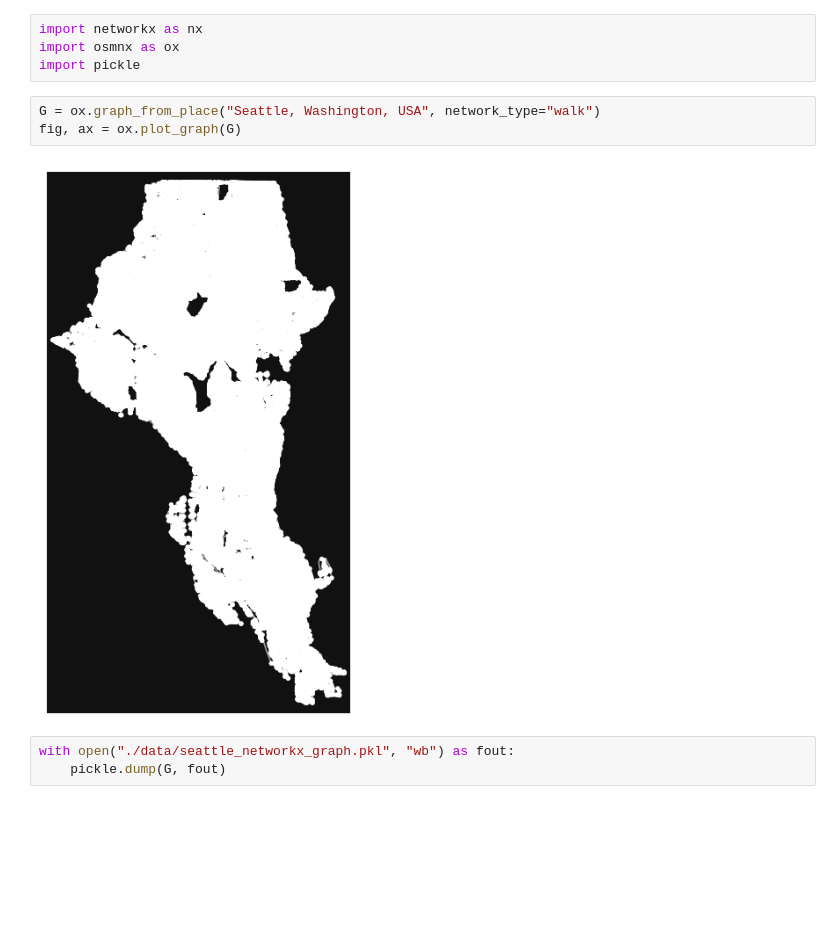
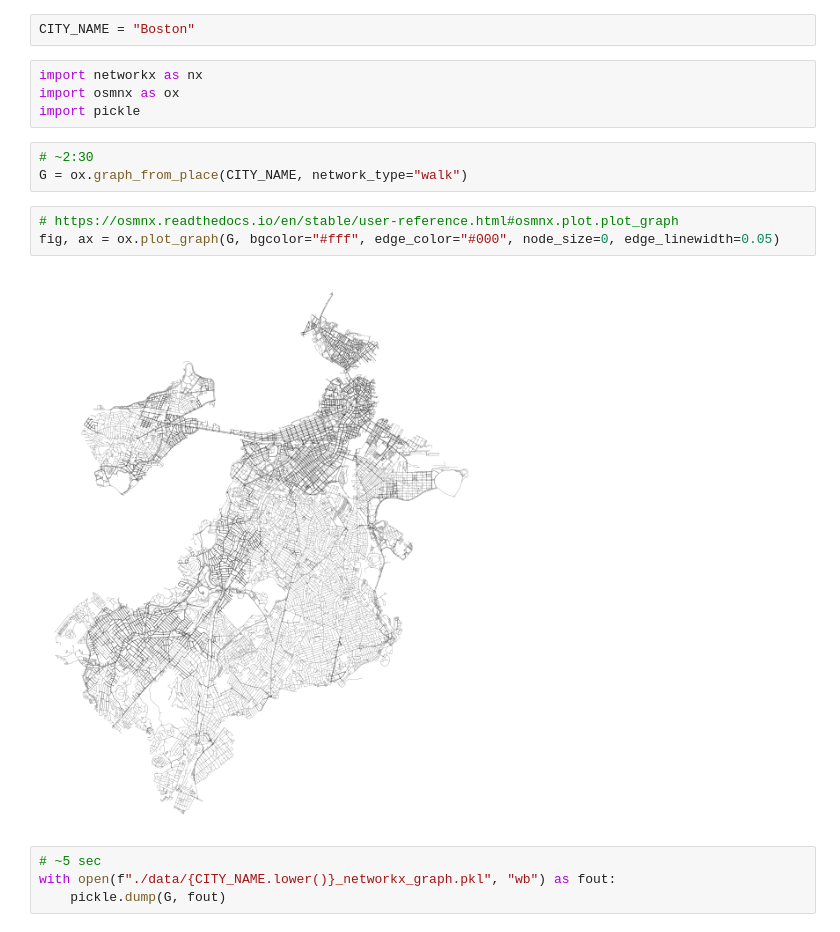
Before and after one commit to womogenes/am115-final, a Jupyter notebook: download_street_network.ipynb, the cells around one changed output. Cells and saved outputs as stored; diff of their text form; blank space fills up the shorter version.

```diff
--- a/download_street_network.ipynb
+++ b/download_street_network.ipynb
@@ -1,13 +1,19 @@
+# %%
+CITY_NAME = "Boston"
 # %%
 import networkx as nx
 import osmnx as ox
 import pickle
-# %%
-G = ox.graph_from_place("Seattle, Washington, USA", network_type="walk")
-fig, ax = ox.plot_graph(G)
-# %% [output]
-[figure, removed]
+# %%
+# ~2:30
+G = ox.graph_from_place(CITY_NAME, network_type="walk")
+# %%
+# https://osmnx.readthedocs.io/en/stable/user-reference.html#osmnx.plot.plot_graph
+fig, ax = ox.plot_graph(G, bgcolor="#fff", edge_color="#000", node_size=0, edge_linewidth=0.05)
+# %% [output]
+[figure, added]
 # %%
-with open("./data/seattle_networkx_graph.pkl", "wb") as fout:
+# ~5 sec
+with open(f"./data/{CITY_NAME.lower()}_networkx_graph.pkl", "wb") as fout:
     pickle.dump(G, fout)
 # %%
```
Also changed, not shown: parts of 2 cells of this notebook, 3 other files.
